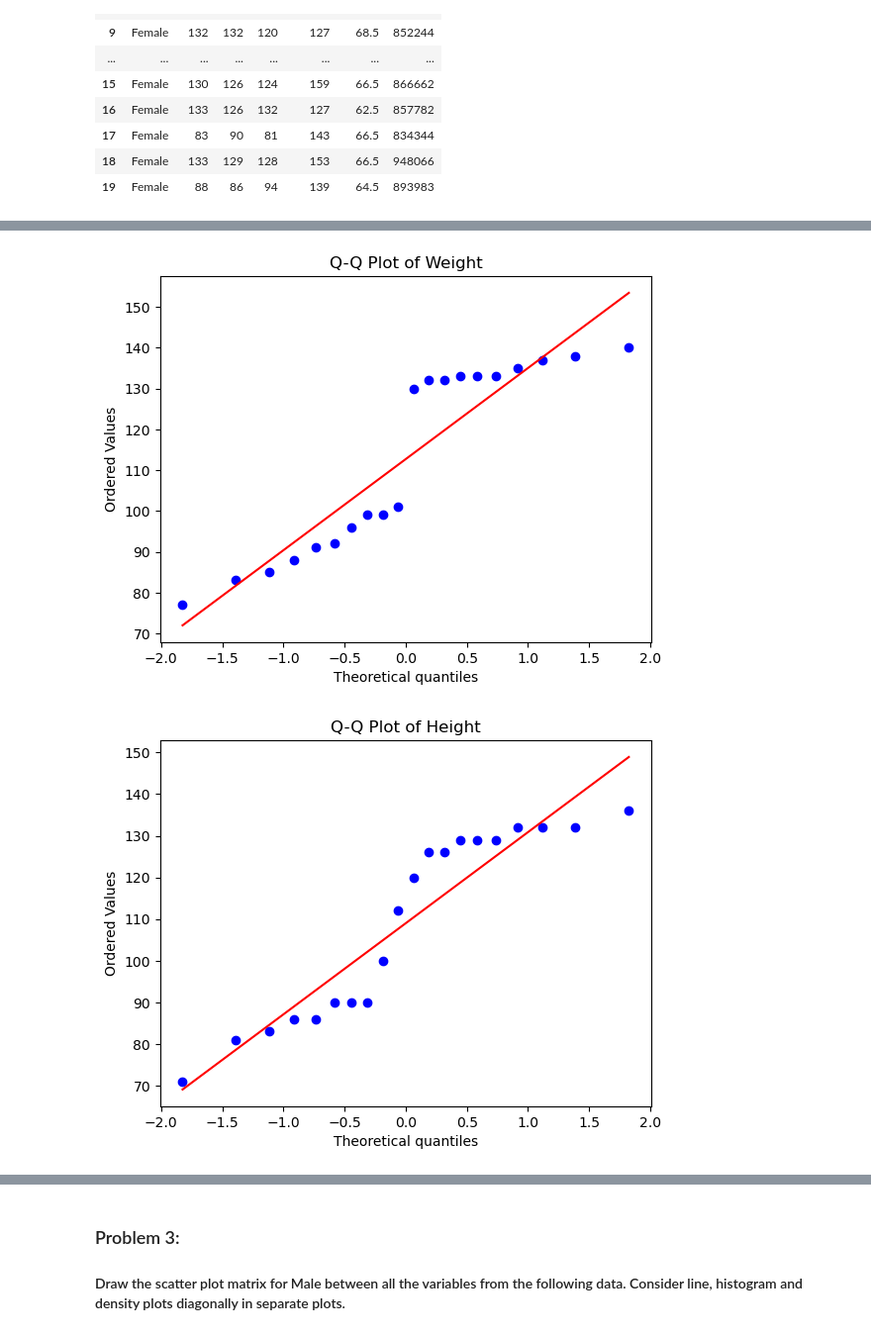
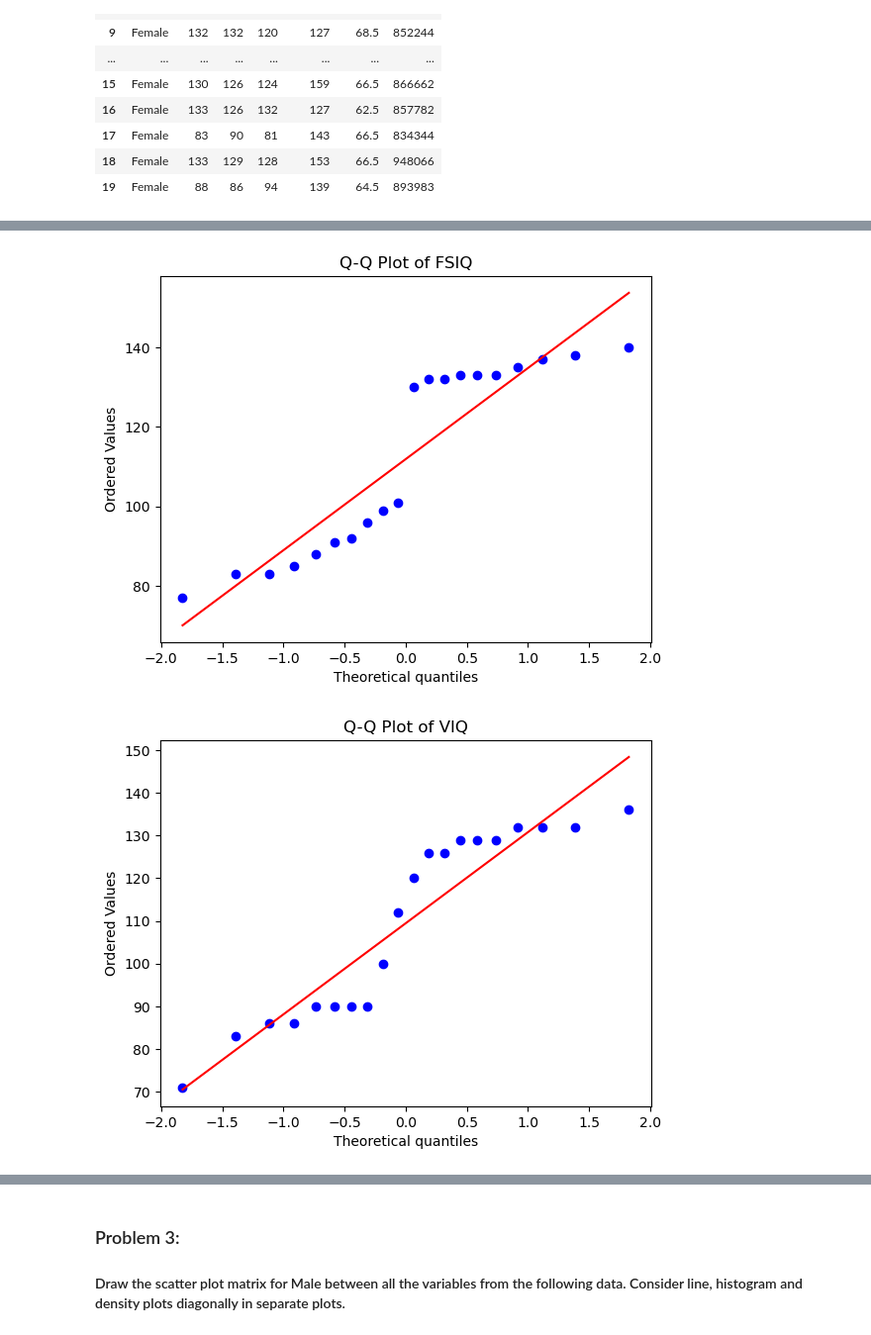
Before and after one commit to s0ul141/Multivariate_Data_Analysis, a Jupyter notebook: LAB_DA_1.ipynb, the cells around one changed output, grey strips where cells are left out. Shown: that part at 99% size. Drawn from its saved outputs; the diff is of its cells as text; code cells hidden in the pictures.

```diff
--- a/LAB_DA_1.ipynb
+++ b/LAB_DA_1.ipynb
@@ -163,10 +177,15 @@ MRI     448.626316  384.631579  458.660526
 # %%
-# Q-Q plots
-for col in df.columns:
+import matplotlib.pyplot as plt
+import scipy.stats as stats
+
+for col in data.select_dtypes(include=[float, int]).columns:  # Filter numeric columns
     plt.figure()
-    stats.probplot(df[col], dist="norm", plot=plt)
+    if data[col].dropna().empty:  # Skip columns with only NaN values
+        print(f"Skipping {col} as it contains only NaN values")
+        continue
+    stats.probplot(data[col].dropna(), dist="norm", plot=plt)  # Drop NaN values before plotting
     plt.title(f"Q-Q Plot of {col}")
     plt.show()
 # %% [output]
-[figure, old version]
+[figure, new version]
-[figure, old version]
+[figure, new version]
```
Also changed, not shown: parts of 5 cells of this notebook.
